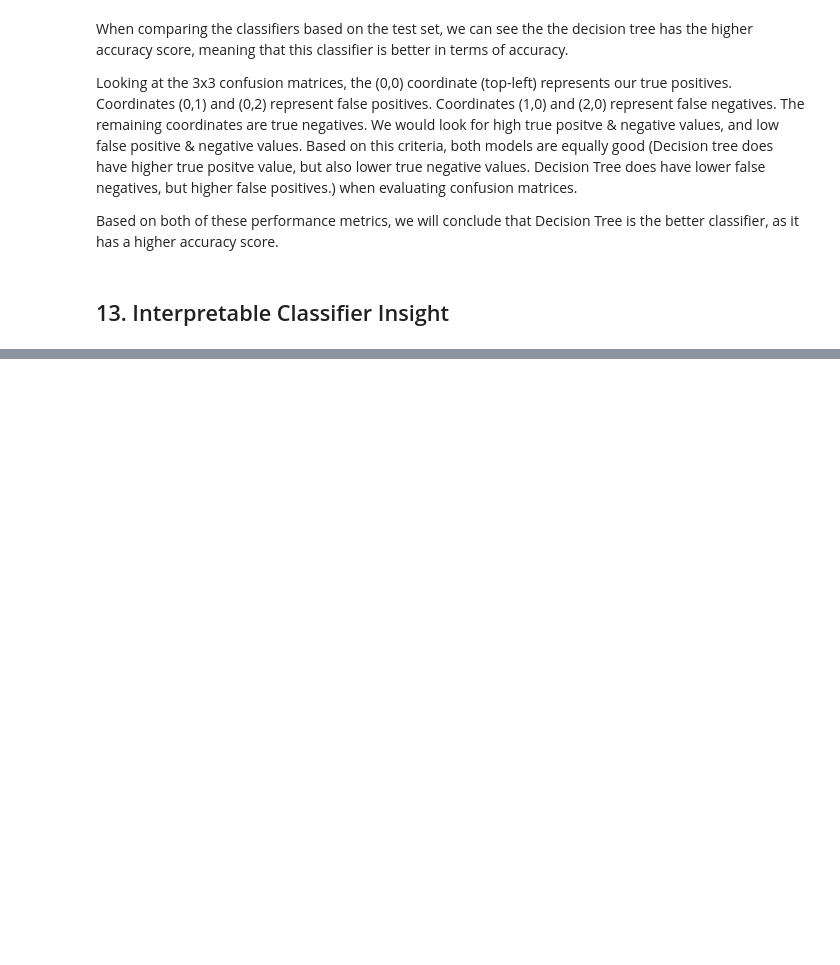
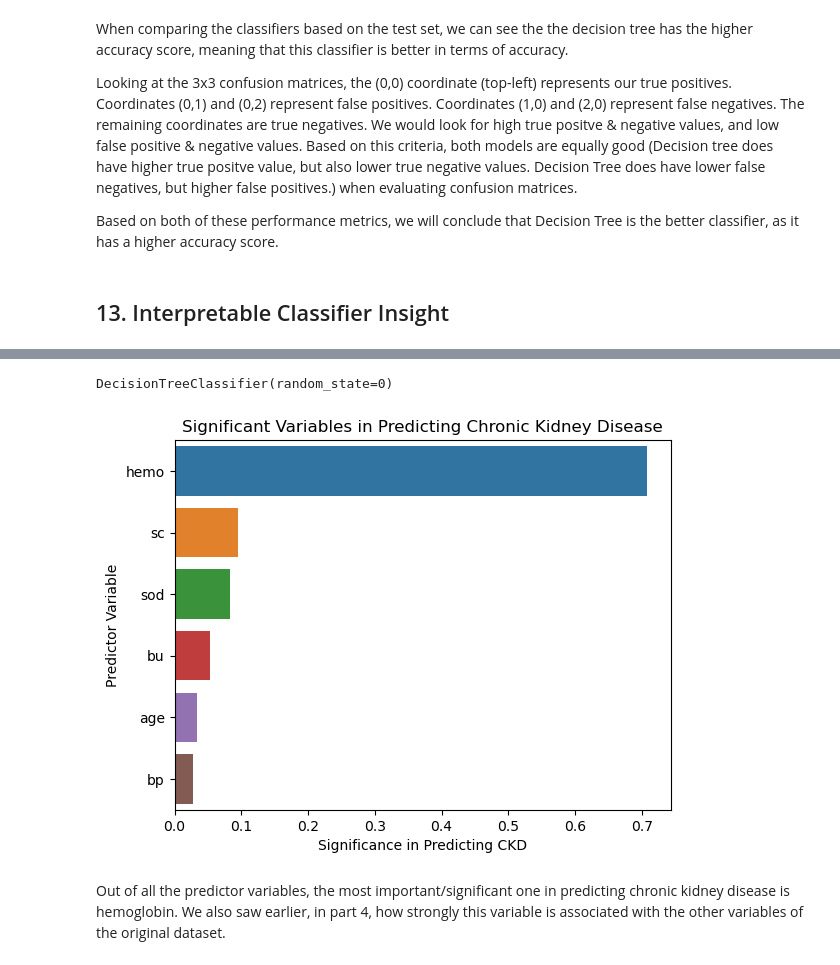
Before and after one commit to rkazim/demo1, a Jupyter notebook: assignment6.ipynb, the cells around one changed output, grey strips where cells are left out. Drawn from its saved outputs; the diff is of its cells as text; code cells hidden in the pictures; blank space fills up the shorter version.

Commit message:
all parts complete

```diff
--- a/assignment6.ipynb
+++ b/assignment6.ipynb
@@ -296,0 +318,22 @@ Based on both of these performance metrics, we will conclude that Decision Tree
+# %%
+dt_best = DecisionTreeClassifier(
+    random_state=0
+    )
+dt_best.fit(x, y)
+# %% [output]
+DecisionTreeClassifier(random_state=0)
+# %%
+feature_importances = dt_best.feature_importances_
+sorted_indices = feature_importances.argsort()[::-1]
+sorted_feature_names = X_train.columns[sorted_indices]
+sorted_importances = feature_importances[sorted_indices]
+# %%
+sns.barplot(x = sorted_importances, y = sorted_feature_names)
+plt.ylabel("Predictor Variable")
+plt.xlabel("Significance in Predicting CKD")
+plt.title("Significant Variables in Predicting Chronic Kidney Disease")
+plt.show()
+# %% [output]
+[figure, added]
+# %% [markdown]
+Out of all the predictor variables, the most important/significant one in predicting chronic kidney disease is hemoglobin. We also saw earlier, in part 4, how strongly this variable is associated with the other variables of the original dataset.
```
Also changed, not shown: parts of 2 cells of this notebook.
